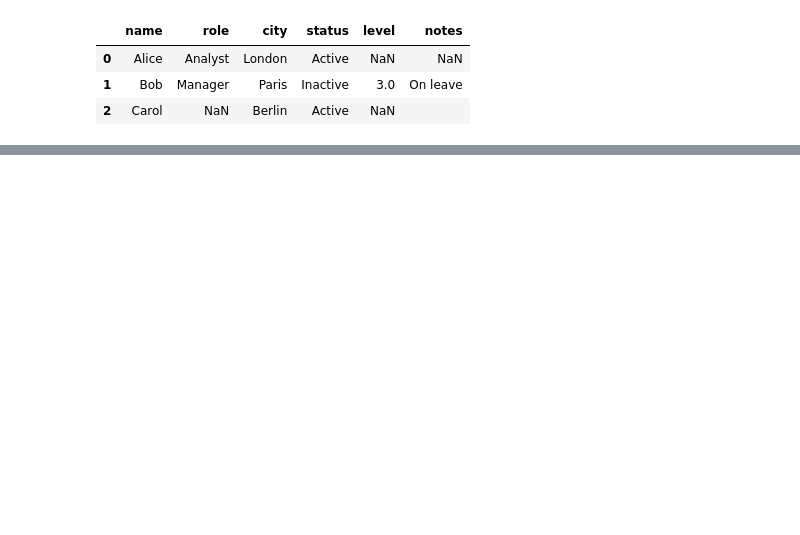
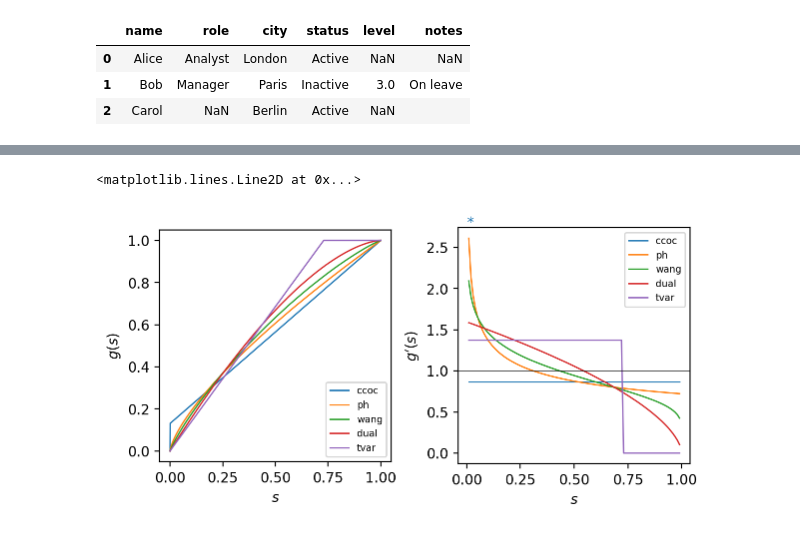
Before and after one commit to mynl/archivum_project, a Jupyter notebook: temp/new-import.ipynb, the cells around one changed output, grey strips where cells are left out. Cells and saved outputs as stored; diff of their text form; code cells hidden in the pictures; blank space fills up the shorter version.

```diff
--- a/temp/new-import.ipynb
+++ b/temp/new-import.ipynb
@@ -268,0 +470,7 @@ import numpy as np
+# %%
+%run \s\telos\capitalmodeling\tma1\basic_example_script.py
+for i, (k, v) in enumerate(exhibits.items()):
+    if i < 0:
+        continue
+    print(i, k)
+    display(v)
@@ -268,0 +658,31 @@ import numpy as np
+# %%
+#| label: fig-market
+#| fig-cap: "Distorted exceedance ($g(s)$, left) and distorted probabilities ($q$, right) by distortion type."
+# put formatter back
+pd.options.display.float_format = my_ff
+fig, axs = plt.subplots(1, 2, figsize=(3*3, 3), constrained_layout=True, sharey=False)
+ax0, ax1, ax2 = axs.flat
+ps = np.linspace(0, 1, 1001)
+
+colors = {k: f'C{i}' for i, k in enumerate(wport.dists.keys())}
+
+ax = ax0
+for (k, v) in wport.dists.items():
+    ax.plot(ps, v.g(ps), lw=1, label=k, c=colors[k])
+ax.set(aspect='equal', xlabel='$s$', ylabel='$g(s)$')
+ax.legend(loc='lower right', fontsize='x-small')
+
+
+ax = ax1
+ps = np.linspace(0, 1, 101)
+ps = ps[1:-1]
+for (k, v) in wport.dists.items():
+    ax.plot(ps, list(map(v.g_prime, ps)), lw=1, label=k, c=colors[k])
+ax.set(xlabel='$s$', ylabel="$g'(s)$")
+ax.legend(loc='upper right', fontsize='x-small')
+ax.text(0, 2.75, '*', c=colors['ccoc'])
+ax.axhline(1, lw=0.25, c='k');
+exhibits['fig-The5dists'] = f
+# %% [output]
+<matplotlib.lines.Line2D at 0x...>
+[figure, added]
```
Also changed, not shown: parts of 38 cells of this notebook, 10 other files.
